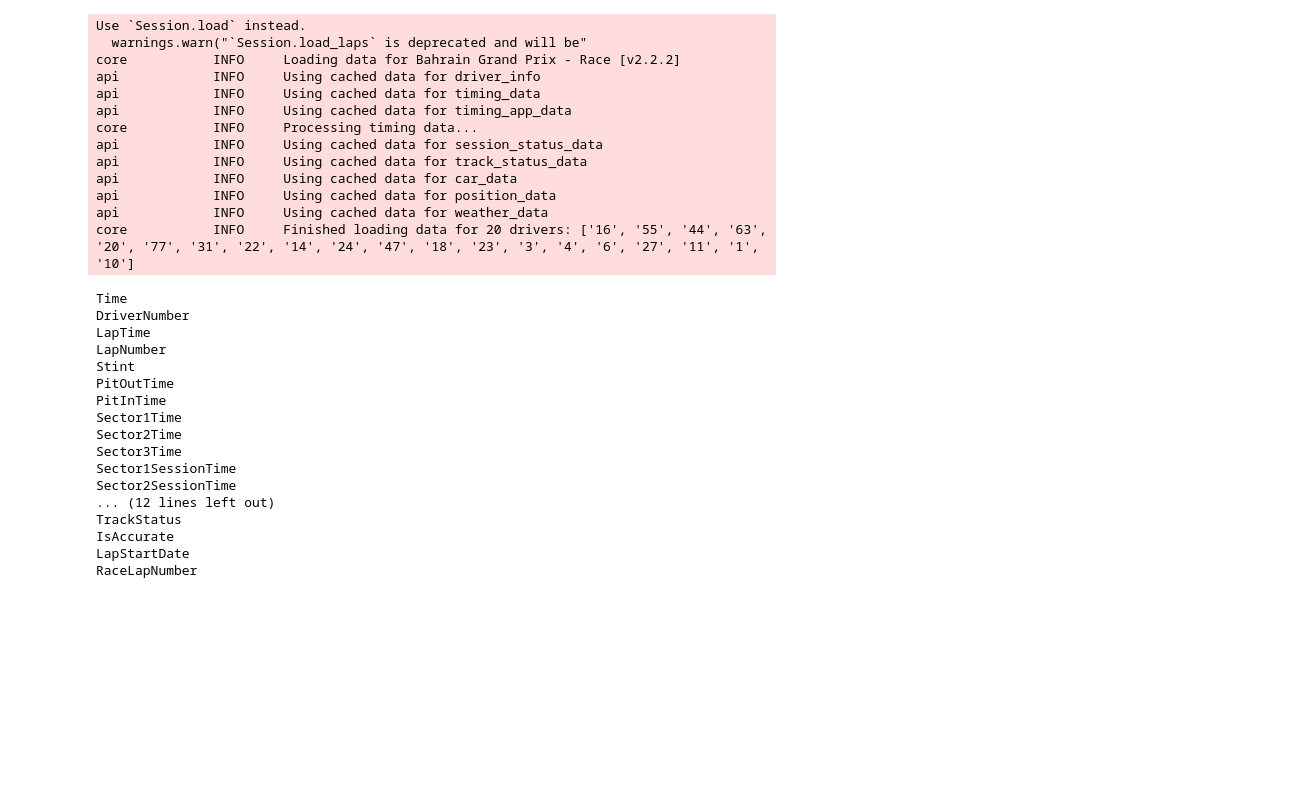
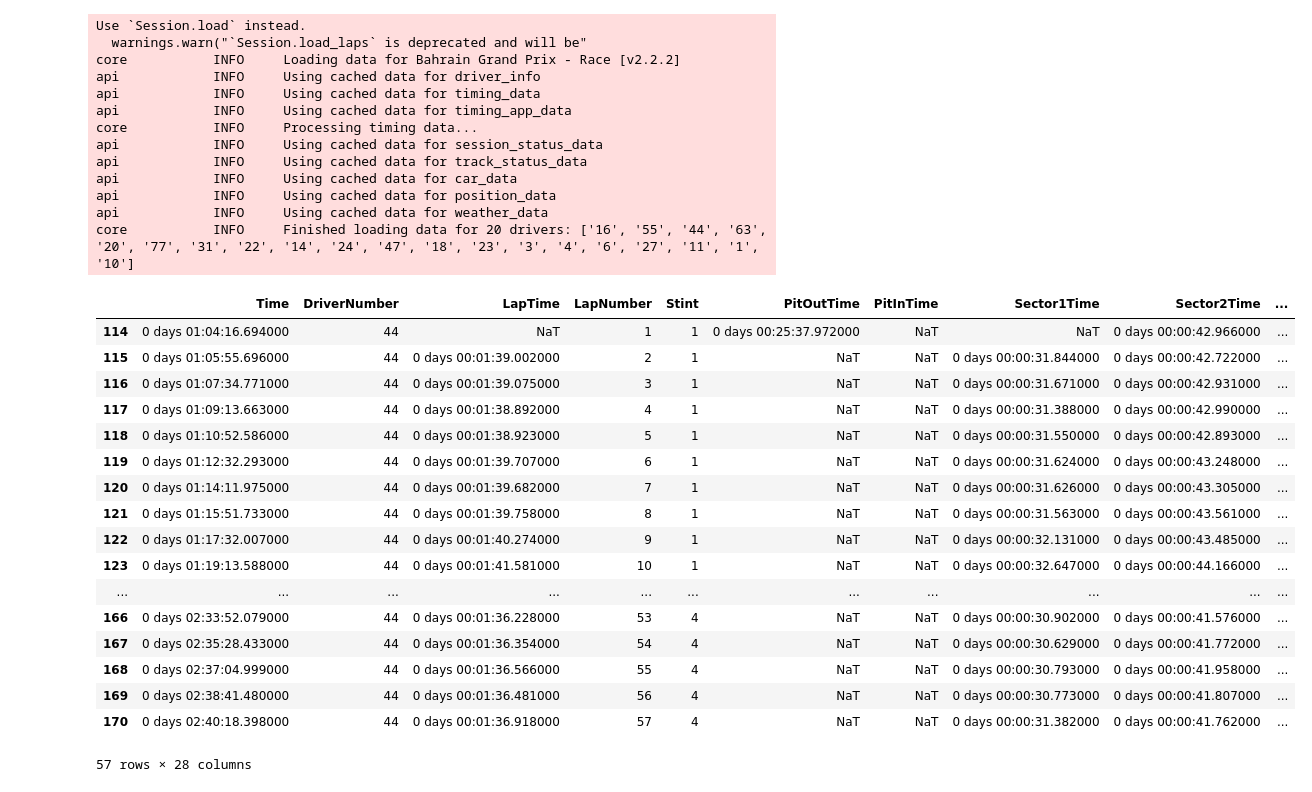
Before and after one commit to TheWangAndOnly/FormulaOne, a Jupyter notebook: notebooks/FormulaOneData.ipynb, the cells around one changed output. Cells and saved outputs as stored; diff of their text form; code cells hidden in the pictures; blank space fills up the shorter version.

```diff
--- a/notebooks/FormulaOneData.ipynb
+++ b/notebooks/FormulaOneData.ipynb
@@ -44,25 +44,22 @@ laps['RaceLapNumber'] = laps['LapNumber'] - 1
 # %%
-# ham = race.laps.pick_driver('HAM')
-# ham
+ham = race.laps.pick_driver('HAM')
+ham
+# %% [output]
+|  | Time | DriverNumber | LapTime | LapNumber | Stint | PitOutTime | PitInTime | Sector1Time | Sector2Time | ... |
+| 114 | 0 days 01:04:16.694000 | 44 | NaT | 1 | 1 | 0 days 00:25:37.972000 | NaT | NaT | 0 days 00:00:42.966000 | ... |
+| 115 | 0 days 01:05:55.696000 | 44 | 0 days 00:01:39.002000 | 2 | 1 | NaT | NaT | 0 days 00:00:31.844000 | 0 days 00:00:42.722000 | ... |
+| 116 | 0 days 01:07:34.771000 | 44 | 0 days 00:01:39.075000 | 3 | 1 | NaT | NaT | 0 days 00:00:31.671000 | 0 days 00:00:42.931000 | ... |
+| 117 | 0 days 01:09:13.663000 | 44 | 0 days 00:01:38.892000 | 4 | 1 | NaT | NaT | 0 days 00:00:31.388000 | 0 days 00:00:42.990000 | ... |
+| 118 | 0 days 01:10:52.586000 | 44 | 0 days 00:01:38.923000 | 5 | 1 | NaT | NaT | 0 days 00:00:31.550000 | 0 days 00:00:42.893000 | ... |
+| 119 | 0 days 01:12:32.293000 | 44 | 0 days 00:01:39.707000 | 6 | 1 | NaT | NaT | 0 days 00:00:31.624000 | 0 days 00:00:43.248000 | ... |
+| 120 | 0 days 01:14:11.975000 | 44 | 0 days 00:01:39.682000 | 7 | 1 | NaT | NaT | 0 days 00:00:31.626000 | 0 days 00:00:43.305000 | ... |
+| 121 | 0 days 01:15:51.733000 | 44 | 0 days 00:01:39.758000 | 8 | 1 | NaT | NaT | 0 days 00:00:31.563000 | 0 days 00:00:43.561000 | ... |
+| 122 | 0 days 01:17:32.007000 | 44 | 0 days 00:01:40.274000 | 9 | 1 | NaT | NaT | 0 days 00:00:32.131000 | 0 days 00:00:43.485000 | ... |
+| 123 | 0 days 01:19:13.588000 | 44 | 0 days 00:01:41.581000 | 10 | 1 | NaT | NaT | 0 days 00:00:32.647000 | 0 days 00:00:44.166000 | ... |
+| ... | ... | ... | ... | ... | ... | ... | ... | ... | ... | ... |
+| 166 | 0 days 02:33:52.079000 | 44 | 0 days 00:01:36.228000 | 53 | 4 | NaT | NaT | 0 days 00:00:30.902000 | 0 days 00:00:41.576000 | ... |
+| 167 | 0 days 02:35:28.433000 | 44 | 0 days 00:01:36.354000 | 54 | 4 | NaT | NaT | 0 days 00:00:30.629000 | 0 days 00:00:41.772000 | ... |
+| 168 | 0 days 02:37:04.999000 | 44 | 0 days 00:01:36.566000 | 55 | 4 | NaT | NaT | 0 days 00:00:30.793000 | 0 days 00:00:41.958000 | ... |
+| 169 | 0 days 02:38:41.480000 | 44 | 0 days 00:01:36.481000 | 56 | 4 | NaT | NaT | 0 days 00:00:30.773000 | 0 days 00:00:41.807000 | ... |
+| 170 | 0 days 02:40:18.398000 | 44 | 0 days 00:01:36.918000 | 57 | 4 | NaT | NaT | 0 days 00:00:31.382000 | 0 days 00:00:41.762000 | ... |
+57 rows × 28 columns
-# %%
-for lap in laps.pick_driver('HAM'):
-
-    print(lap)
-# %% [output]
-Time
-DriverNumber
-LapTime
-LapNumber
-Stint
-PitOutTime
-PitInTime
-Sector1Time
-Sector2Time
-Sector3Time
-Sector1SessionTime
-Sector2SessionTime
-... (12 lines left out)
-TrackStatus
-IsAccurate
-LapStartDate
-RaceLapNumber
```
Also changed, not shown: parts of 6 cells of this notebook.
